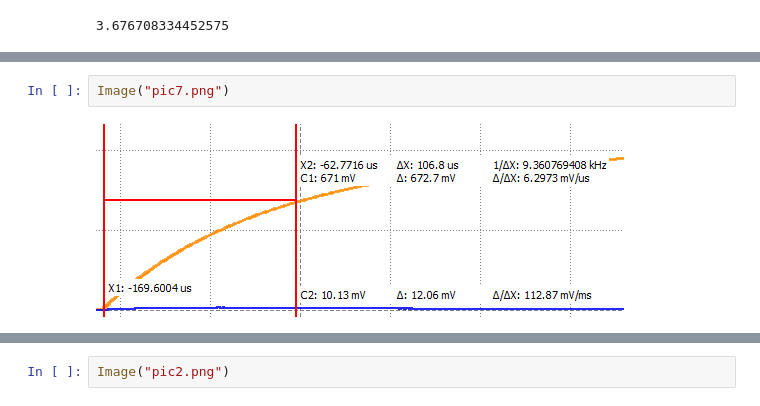
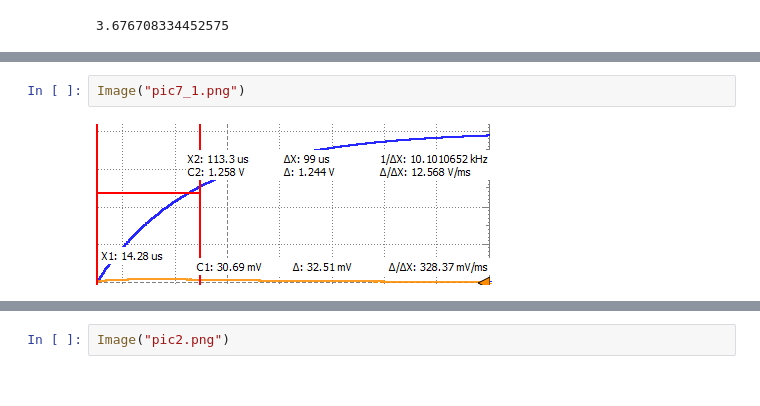
Before and after one commit to OwenGaustad2022/Electronics-330, a Jupyter notebook: Labs/Lab3/Lab3.ipynb, the cells around one changed output, grey strips where cells are left out. Saved outputs shown, nothing was run; the diff lists cells and outputs as text.

```diff
--- a/Labs/Lab3/Lab3.ipynb
+++ b/Labs/Lab3/Lab3.ipynb
@@ -57,4 +65,4 @@ Image("pic6.png")
 # %%
-Image("pic7.png")
+Image("pic7_1.png")
 # %% [output]
-[figure, old version]
+[figure, new version]
```
Also changed, not shown: parts of 21 cells of this notebook, 16 other files.
